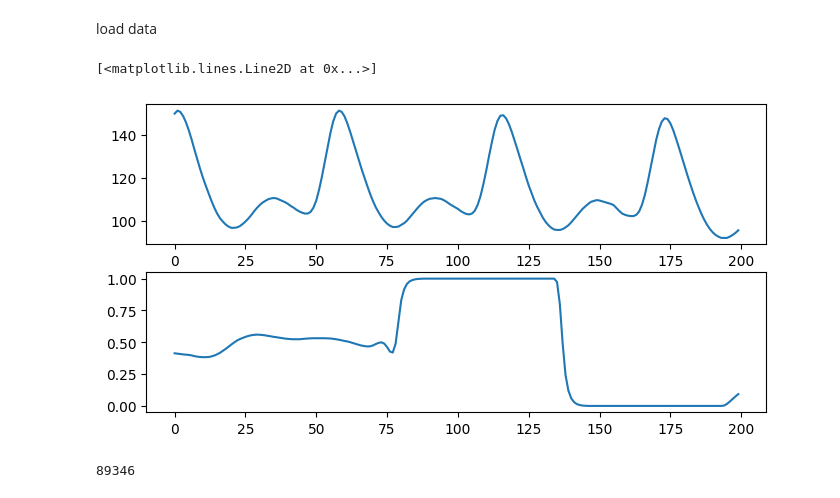
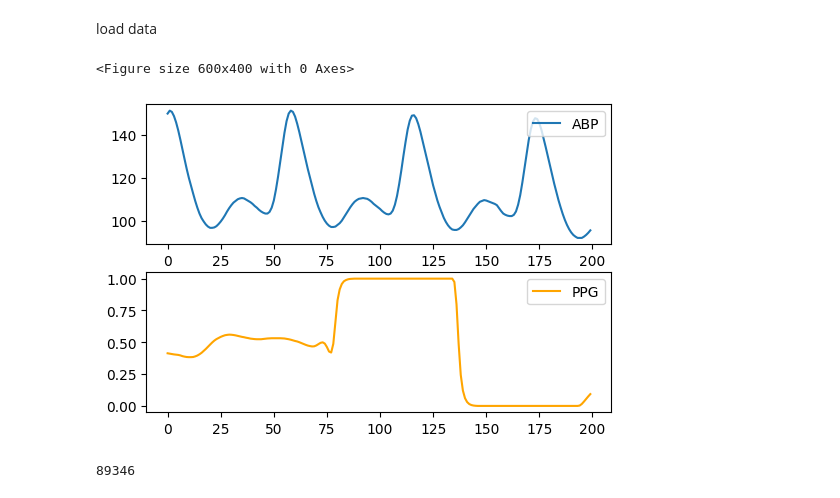
Before and after one commit to ax6000/BloodPressureEstimation, a Jupyter notebook: notebooks/del_flat_waves.ipynb, the cells around one changed output. Saved outputs shown, nothing was run; the diff lists cells and outputs as text; code cells hidden in the pictures.

```diff
--- a/notebooks/del_flat_waves.ipynb
+++ b/notebooks/del_flat_waves.ipynb
@@ -23,14 +23,19 @@ save_dir=r"..\data\processed\test"
 # %%
 sig = np.load(path)
 start = 217600
 length=200
 end = 111100
-fig, axes = plt.subplots(2,1,figsize=(8,4))
-axes[0].plot(sig[start:start+length,0])
-axes[1].plot(sig[start:start+length,1])
+plt.figure(figsize=(6,4))
+fig, axes = plt.subplots(2,1,figsize=(6,4))
+axes[0].plot(sig[start:start+length,0],label='ABP')
+
+axes[1].plot(sig[start:start+length,1],label='PPG',color='orange')
+axes[0].legend(ｌoc='upper right')
+axes[1].legend()
+plt.show()
 # %% [output]
-[<matplotlib.lines.Line2D at 0x...>]
+<Figure size 600x400 with 0 Axes>
-[figure, old version]
+[figure, new version]
 # %%
 flat = np.sum(sig[1:,0] == sig[:-1,0])
 flat
```
Also changed, not shown: 2 other files.
